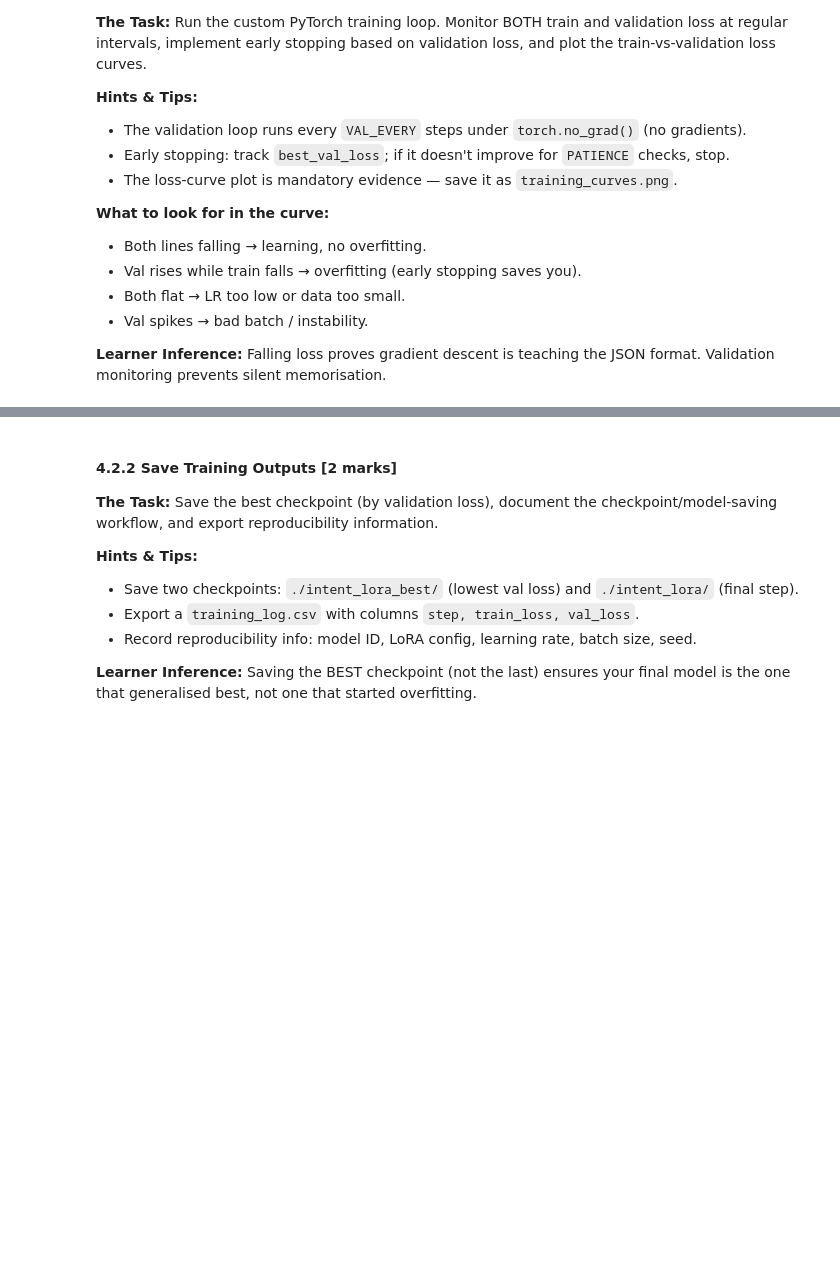
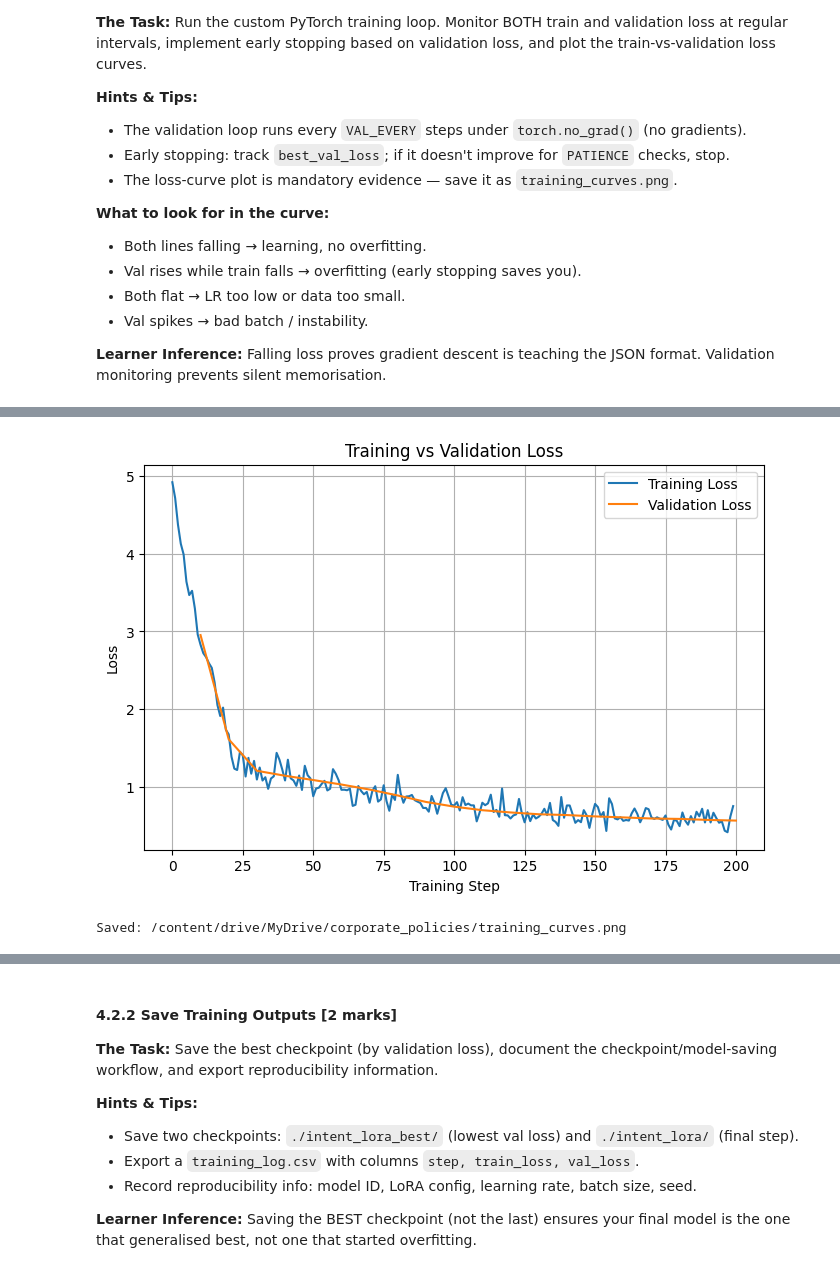
Before and after one commit to ssprajapati2021/Hybrid-RAG-Fine-Tuning, a Jupyter notebook: notebook/Fine_Tuning_Pipeline.ipynb, the cells around one changed output, grey strips where cells are left out. Cells and saved outputs as stored; diff of their text form; code cells hidden in the pictures; blank space fills up the shorter version.

```diff
--- a/notebook/Fine_Tuning_Pipeline.ipynb
+++ b/notebook/Fine_Tuning_Pipeline.ipynb
@@ -136,0 +134,6 @@ model = peft_model
+# %%
+# Load Tokenized Datasets
+from datasets import load_from_disk
+
+train_dataset = load_from_disk(f"{artifact_path}/tokenized_train")
+valid_dataset = load_from_disk(f"{artifact_path}/tokenized_valid")
@@ -158,0 +388,48 @@ model = peft_model
+# %%
+# Plot Loss Curves
+import matplotlib.pyplot as plt
+
+plt.figure(figsize=(8,5))
+
+plt.plot(
+    train_losses,
+    label="Training Loss"
+)
+
+val_x = [
+    VAL_EVERY * (i + 1)
+    for i in range(len(val_losses))
+]
+
+plt.plot(
+    val_x,
+    val_losses,
+    label="Validation Loss"
+)
+
+plt.xlabel("Training Step")
+plt.ylabel("Loss")
+
+plt.title("Training vs Validation Loss")
+
+plt.legend()
+
+plt.grid(True)
+
+plot_path = os.path.join(
+    artifact_path,
+    "training_curves.png"
+)
+
+plt.savefig(
+    plot_path,
+    dpi=300,
+    bbox_inches="tight"
+)
+
+plt.show()
+
+print("Saved:", plot_path)
+# %% [output]
+[figure, added]
+Saved: /content/drive/MyDrive/corporate_policies/training_curves.png
```
Also changed, not shown: parts of 15 cells of this notebook.
